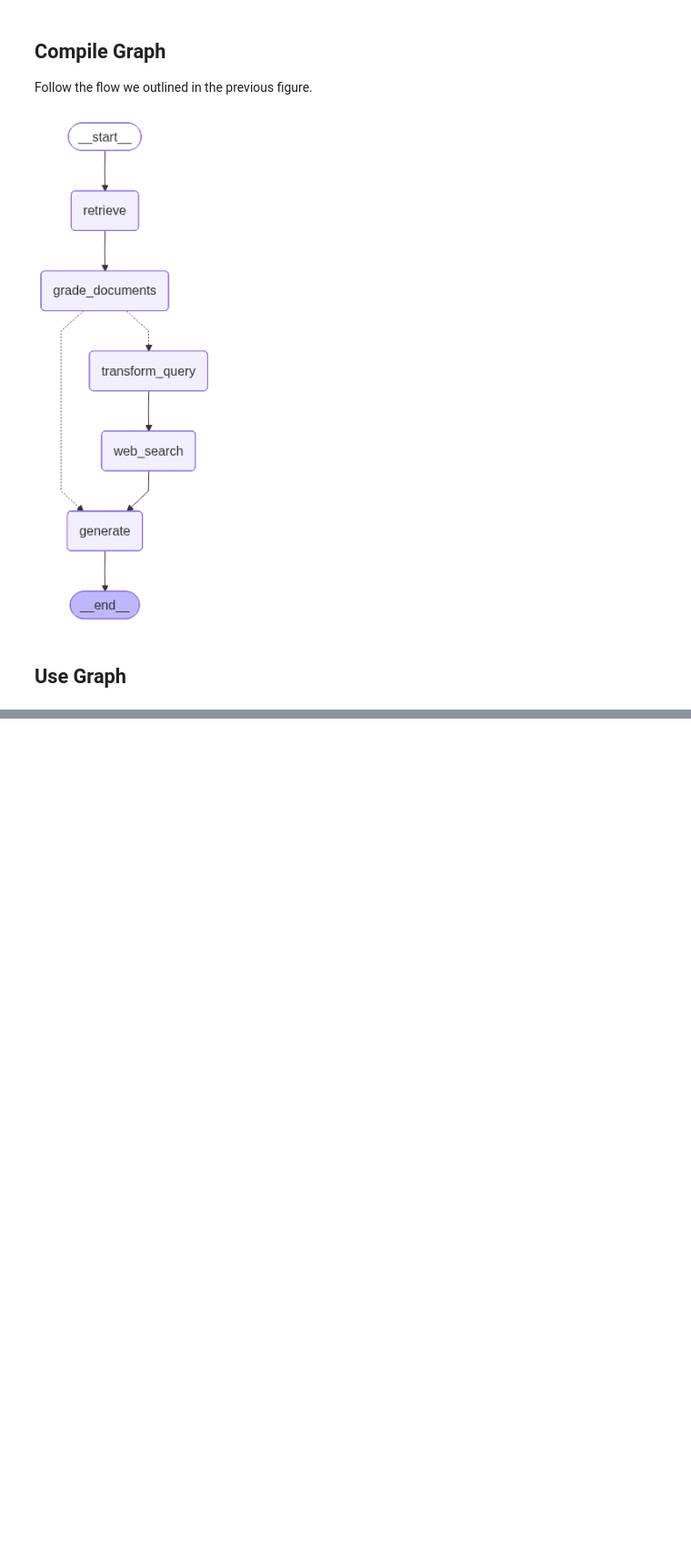
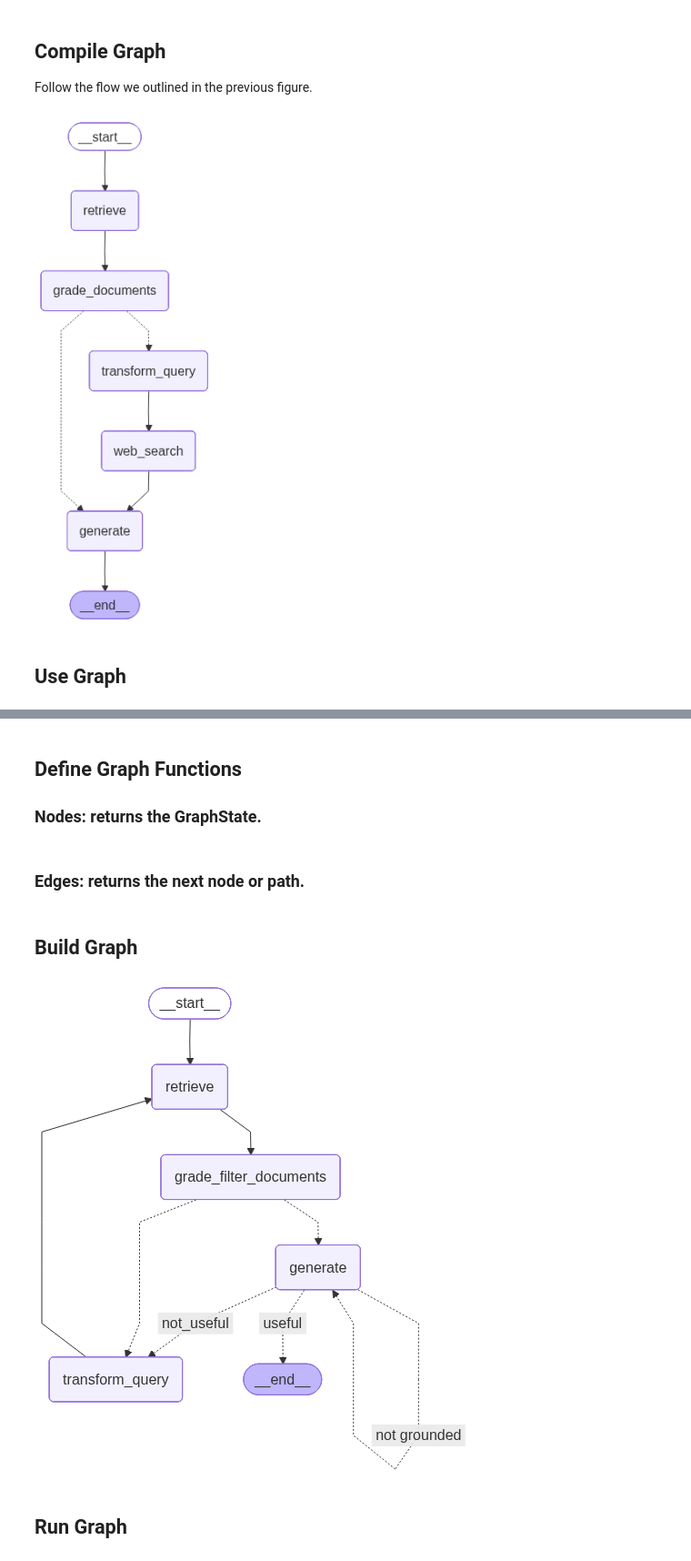
Before and after one commit to BreadFeet/Langchain_RAG_from_scratch, a Jupyter notebook: rag_from_scratch_15_to_18.ipynb, the cells around one changed output, grey strips where cells are left out. Shown at 91% size. Drawn from its saved outputs; the diff is of its cells as text; code cells hidden in the pictures; blank space fills up the shorter version.

```diff
--- a/rag_from_scratch_15_to_18.ipynb
+++ b/rag_from_scratch_15_to_18.ipynb
@@ -620,0 +776,12 @@ https://github.com/langchain-ai/langgraph/tree/main/examples/rag
+# %%
+system_msg = '''You a question re-writer that converts an input question to a better version that is optimized \n
+    for web search. Look at the input and try to reason about the underlying semantic intent / meaning.'''
+rewrite_prompt = ChatPromptTemplate.from_messages(
+    [
+        ('system', system_msg),
+        ('human', 'Here is the initial question:\n\n{question}\n\nFormulate an improved question and return only the improved question.')
+    ]
+)
+
+question_rewriter = rewrite_prompt | llm | StrOutputParser()
+question_rewriter.invoke(question)
@@ -620,0 +805,3 @@ https://github.com/langchain-ai/langgraph/tree/main/examples/rag
+# %% [markdown]
+## Define Graph Functions
+### Nodes: returns the GraphState.
@@ -620,0 +878,2 @@ https://github.com/langchain-ai/langgraph/tree/main/examples/rag
+# %% [markdown]
+### Edges: returns the next node or path.
@@ -620,0 +931,39 @@ https://github.com/langchain-ai/langgraph/tree/main/examples/rag
+# %% [markdown]
+## Build Graph
+# %%
+workflow = StateGraph(GraphState)
+
+# Define the nodes
+workflow.add_node('retrieve', retrieve)
+workflow.add_node('grade_filter_documents', grade_filter_documents)
+workflow.add_node('generate', generate)
+workflow.add_node('transform_query', transform_query)
+
+# Build graph
+workflow.add_edge(START, 'retrieve')
+workflow.add_edge('retrieve', 'grade_filter_documents')
+workflow.add_conditional_edges(
+    'grade_filter_documents',
+    decide_to_generate,
+    {
+        'generate': 'generate',
+        'transform_query': 'transform_query'
+    }
+)
+workflow.add_conditional_edges(
+    'generate',
+    grade_generation_hallucination_usefulness,
+    {
+        'useful': END,
+        'not_useful': 'transform_query',
+        'not grounded': 'generate'
+    }
+
+)
+workflow.add_edge('transform_query', 'retrieve')
+
+workflow.compile()
+# %% [output]
+[figure, added]
+# %% [markdown]
+## Run Graph
```
Also changed, not shown: parts of 32 cells of this notebook.
